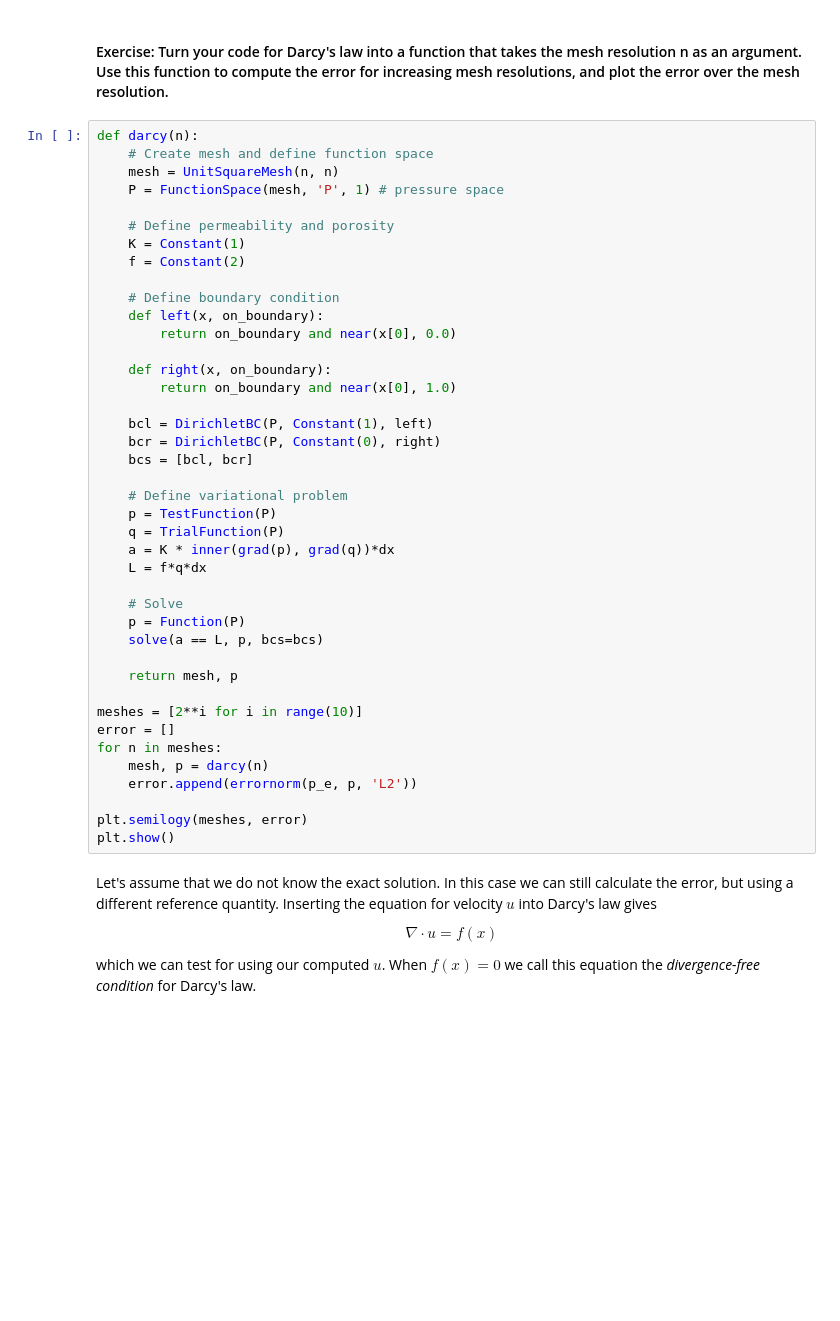
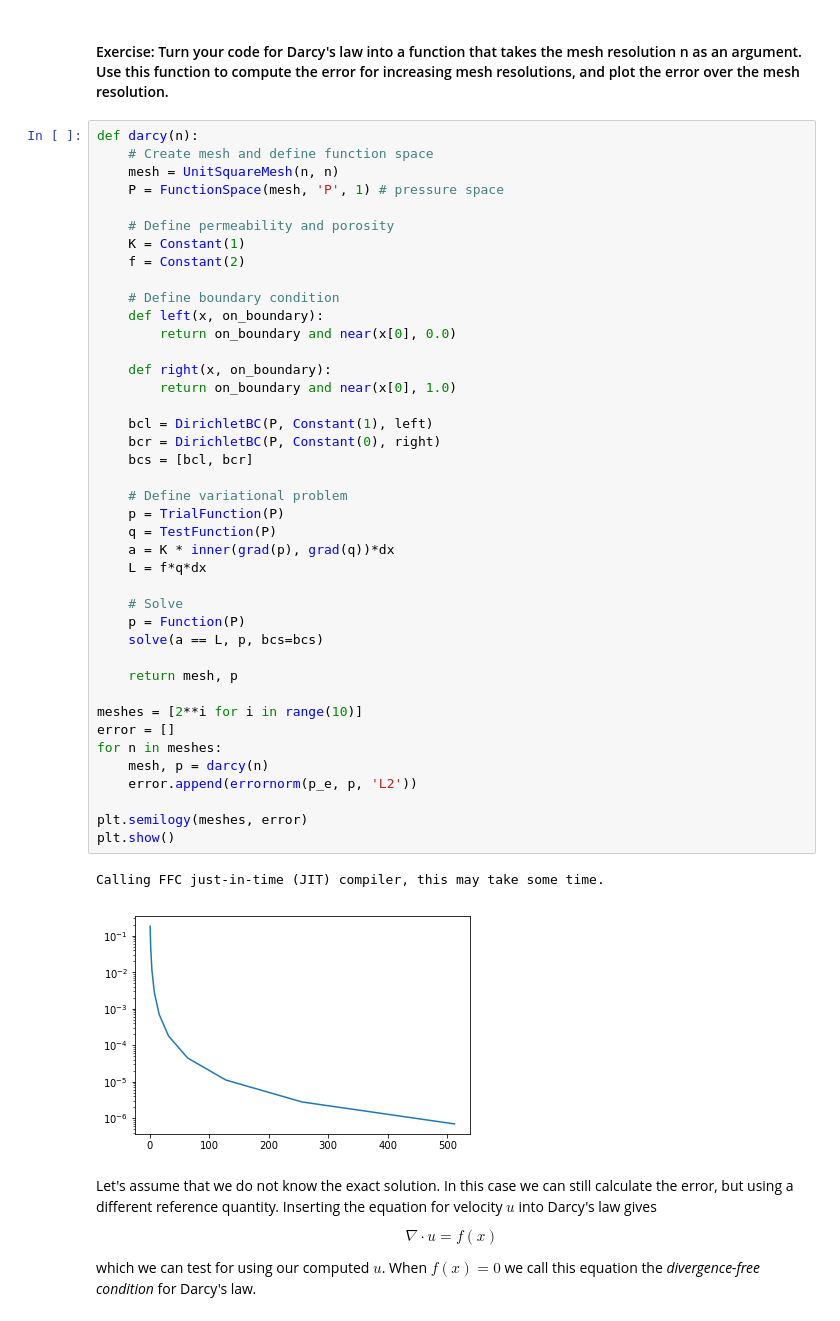
Before and after one commit to bergolho/SSCP_2019_master, a Jupyter notebook: L13 (FEniCS Mechanics)/L13_solved.ipynb, the cells around one changed output. Cells and saved outputs as stored; diff of their text form; blank space fills up the shorter version.

```diff
--- a/L13 (FEniCS Mechanics)/L13_solved.ipynb
+++ b/L13 (FEniCS Mechanics)/L13_solved.ipynb
@@ -190,35 +232,38 @@ def darcy(n):
 
     # Define boundary condition
     def left(x, on_boundary):
         return on_boundary and near(x[0], 0.0)
 
     def right(x, on_boundary):
         return on_boundary and near(x[0], 1.0)
 
     bcl = DirichletBC(P, Constant(1), left)
     bcr = DirichletBC(P, Constant(0), right)
     bcs = [bcl, bcr]
 
     # Define variational problem
-    p = TestFunction(P)
-    q = TrialFunction(P)
+    p = TrialFunction(P)
+    q = TestFunction(P)
     a = K * inner(grad(p), grad(q))*dx
     L = f*q*dx
 
     # Solve
     p = Function(P)
     solve(a == L, p, bcs=bcs)
 
     return mesh, p
 
 meshes = [2**i for i in range(10)]
 error = []
 for n in meshes:
     mesh, p = darcy(n)
     error.append(errornorm(p_e, p, 'L2'))
 
 plt.semilogy(meshes, error)
 plt.show()
+# %% [output]
+Calling FFC just-in-time (JIT) compiler, this may take some time.
+[figure, added]
 # %% [markdown]
 Let's assume that we do not know the exact solution. In this case we can still calculate the error, but using a different reference quantity. Inserting the equation for velocity $u$ into Darcy's law gives
 
```
Also changed, not shown: parts of 10 cells of this notebook, 1 other file.
